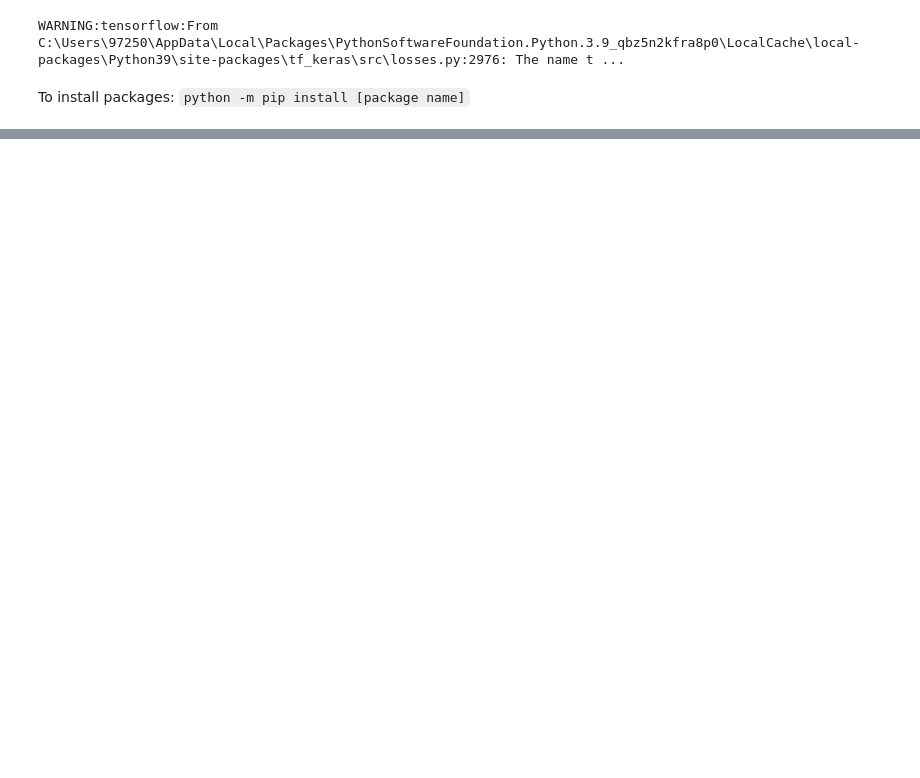
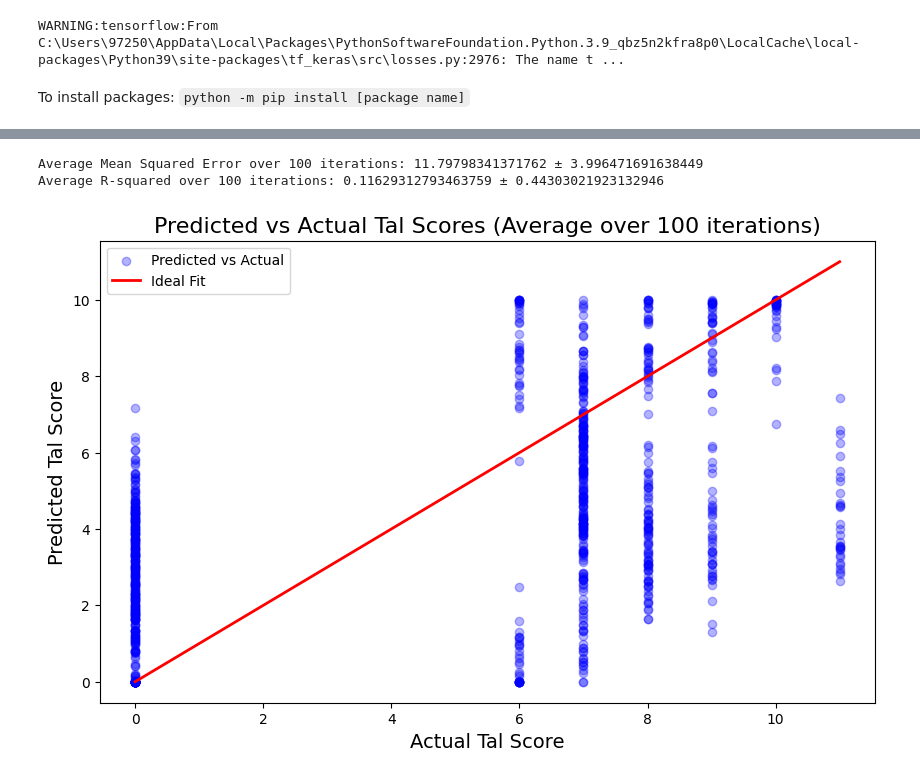
Before and after one commit to nogahoffmann/Breathing-Project, a Jupyter notebook: main.ipynb, the cells around one changed output, grey strips where cells are left out. Drawn from its saved outputs; the diff is of its cells as text; code cells hidden in the pictures; blank space fills up the shorter version.

```diff
--- a/main.ipynb
+++ b/main.ipynb
@@ -276,3 +267,78 @@ Passing `palette` without assigning `hue` is deprecated and will be removed in v
+# %%
+from sklearn.svm import SVR
+from sklearn.model_selection import train_test_split
+from sklearn.metrics import mean_squared_error, r2_score
+from sklearn.impute import SimpleImputer
+
+# Load the features from the CSV file
+df = pd.read_csv('extracted_features.csv')
+
+# Add Tal's score as the target variable
+df['tal_score'] = df['filename'].map(tals_scores)
+
+# Handle NaN values
+imputer = SimpleImputer(strategy='mean')
+X = df.drop(columns=['filename', 'tal_score'])
+X = pd.DataFrame(imputer.fit_transform(X), columns=X.columns)
+y = df['tal_score']
+
+# Initialize lists to store results
+mse_list = []
+r2_list = []
+all_y_test = []
+all_y_pred = []
+
+def compress_high_scores(score, threshold=9, scale=1):
+    return score if score <= threshold else threshold + scale * np.tanh((score - threshold))
+
+# Perform the process for 100 iterations
+n_iterations = 100
+for i in range(n_iterations):
+    # Split the data into training (70%) and testing (30%) sets
+    X_train, X_test, y_train, y_test = train_test_split(X, y, test_size=0.3, random_state=i)
+
+    # Train the SVM regressor
+    svr = SVR(kernel='linear')
+    svr.fit(X_train, y_train)
+
+    # Predict on the test set
+    y_pred = svr.predict(X_test)
+    # Apply condition: Predicted Tal score cannot be below zero
+    y_pred = np.maximum(y_pred, 0)  # Lower bound condition
+    y_pred = np.minimum(y_pred, 12)  # Upper bound condition
+    y_pred = np.array([compress_high_scores(score) for score in y_pred])
+    # Evaluate the model
+    mse = mean_squared_error(y_test, y_pred)
+    r2 = r2_score(y_test, y_pred)
+
+    # Store the results
+    mse_list.append(mse)
+    r2_list.append(r2)
+    all_y_test.extend(y_test)
+    all_y_pred.extend(y_pred)
+
+# Calculate the average and standard deviation for MSE and R²
+avg_mse = np.mean(mse_list)
+std_mse = np.std(mse_list)
+avg_r2 = np.mean(r2_list)
+std_r2 = np.std(r2_list)
+
+print(f'Average Mean Squared Error over {n_iterations} iterations: {avg_mse} ± {std_mse}')
+print(f'Average R-squared over {n_iterations} iterations: {avg_r2} ± {std_r2}')
+
+# Plot the average predicted vs actual Tal scores
+plt.figure(figsize=(10, 6))
+plt.scatter(all_y_test, all_y_pred, color='blue', alpha=0.3, label='Predicted vs Actual')
+plt.plot([min(all_y_test), max(all_y_test)], [min(all_y_test), max(all_y_test)], color='red', linewidth=2, label='Ideal Fit')
+plt.xlabel('Actual Tal Score', fontsize=14)
+plt.ylabel('Predicted Tal Score', fontsize=14)
+plt.title('Predicted vs Actual Tal Scores (Average over 100 iterations)', fontsize=16)
+plt.legend()
+plt.show()
+# %% [output]
+Average Mean Squared Error over 100 iterations: 11.79798341371762 ± 3.996471691638449
+Average R-squared over 100 iterations: 0.11629312793463759 ± 0.44303021923132946
+[figure, added]
 # %%
 
 #? Statistic graphs
```
Also changed, not shown: parts of 9 cells of this notebook, 2 other files.
